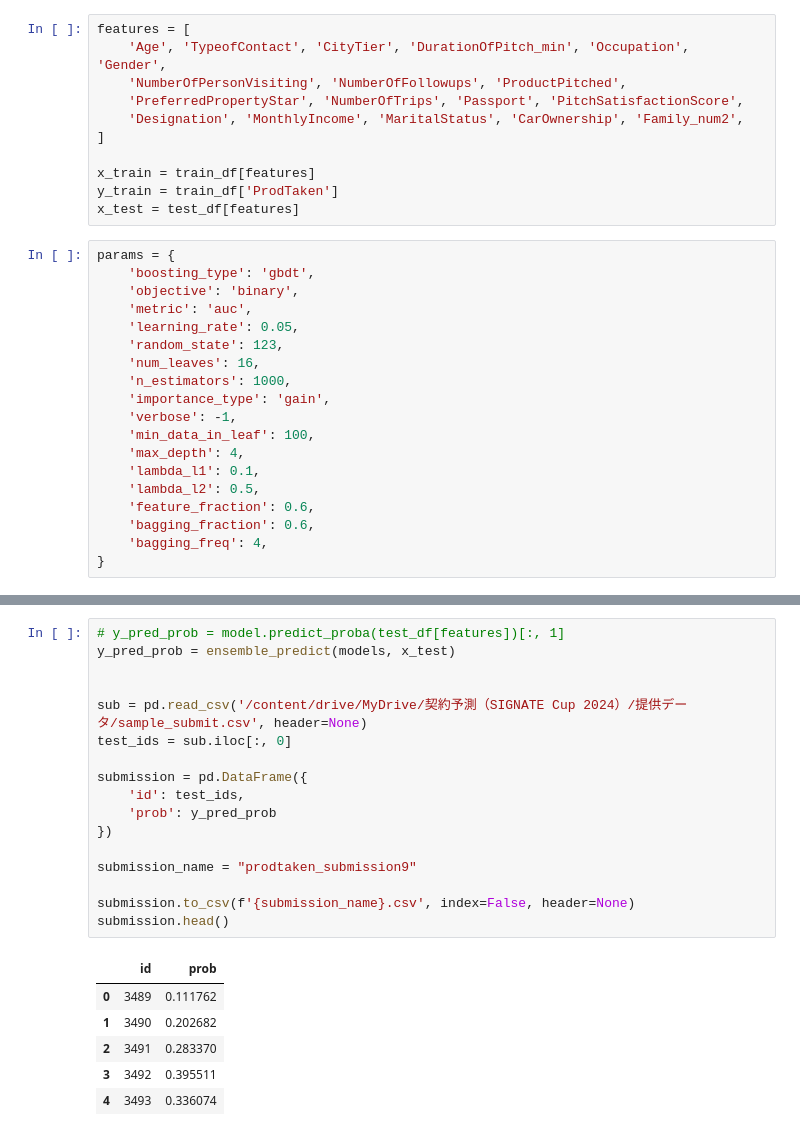
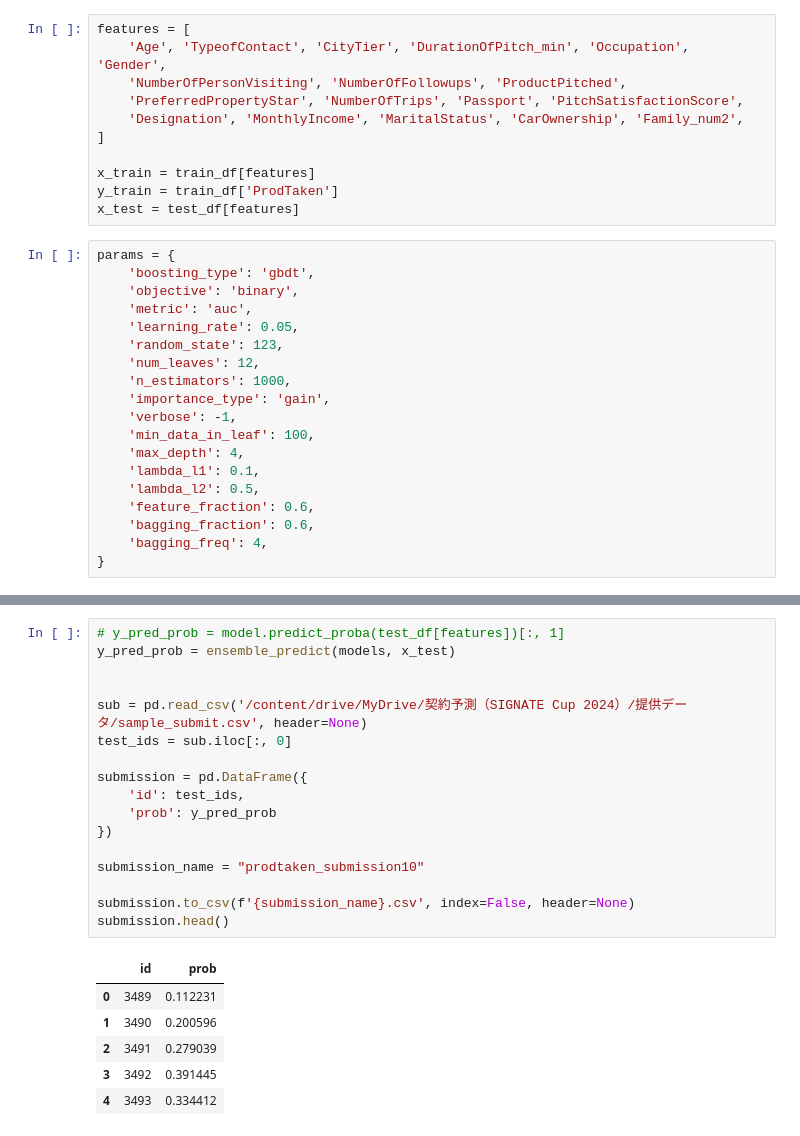
Before and after one commit to skyshine460/ProdTaken, a Jupyter notebook: ProdTaken_lightgbm.ipynb, the cells around one changed output, grey strips where cells are left out. Saved outputs shown, nothing was run; the diff lists cells and outputs as text.

Commit message:
prodtaken_submission10

```diff
--- a/ProdTaken_lightgbm.ipynb
+++ b/ProdTaken_lightgbm.ipynb
@@ -1200,7 +1200,7 @@ params = {
     'metric': 'auc',
     'learning_rate': 0.05,
     'random_state': 123,
-    'num_leaves': 16,
+    'num_leaves': 12,
     'n_estimators': 1000,
     'importance_type': 'gain',
     'verbose': -1,
@@ -1336,24 +1336,24 @@ plt.show()
 # %%
 # y_pred_prob = model.predict_proba(test_df[features])[:, 1]
 y_pred_prob = ensemble_predict(models, x_test)
 
 
 sub = pd.read_csv('/content/drive/MyDrive/契約予測（SIGNATE Cup 2024）/提供データ/sample_submit.csv', header=None)
 test_ids = sub.iloc[:, 0]
 
 submission = pd.DataFrame({
     'id': test_ids,
     'prob': y_pred_prob
 })
 
-submission_name = "prodtaken_submission9"
+submission_name = "prodtaken_submission10"
 
 submission.to_csv(f'{submission_name}.csv', index=False, header=None)
 submission.head()
 # %% [output]
 |  | id | prob |
-| 0 | 3489 | 0.111762 |
-| 1 | 3490 | 0.202682 |
-| 2 | 3491 | 0.283370 |
-| 3 | 3492 | 0.395511 |
-| 4 | 3493 | 0.336074 |
+| 0 | 3489 | 0.112231 |
+| 1 | 3490 | 0.200596 |
+| 2 | 3491 | 0.279039 |
+| 3 | 3492 | 0.391445 |
+| 4 | 3493 | 0.334412 |
```
Also changed, not shown: parts of 3 cells of this notebook.
